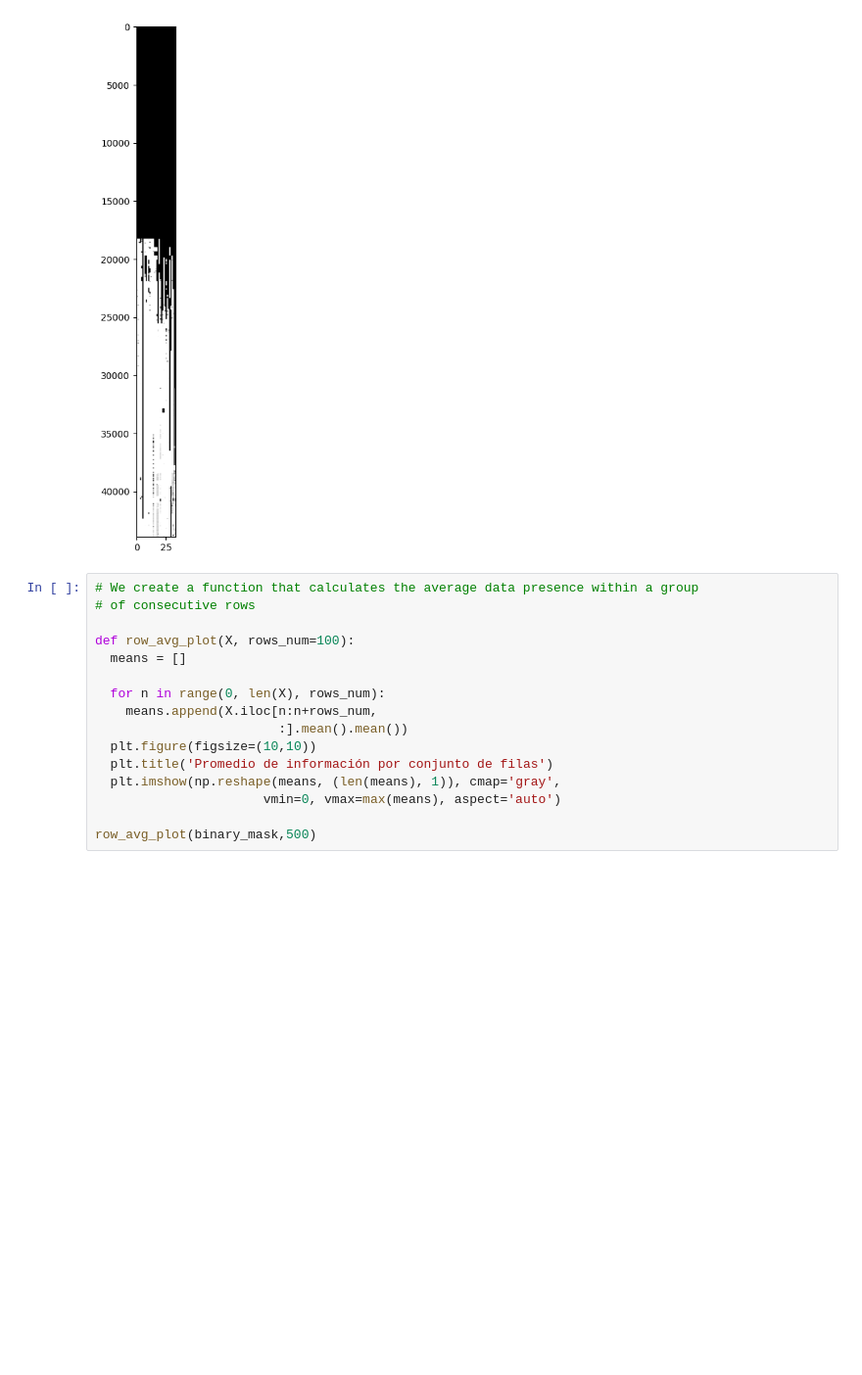
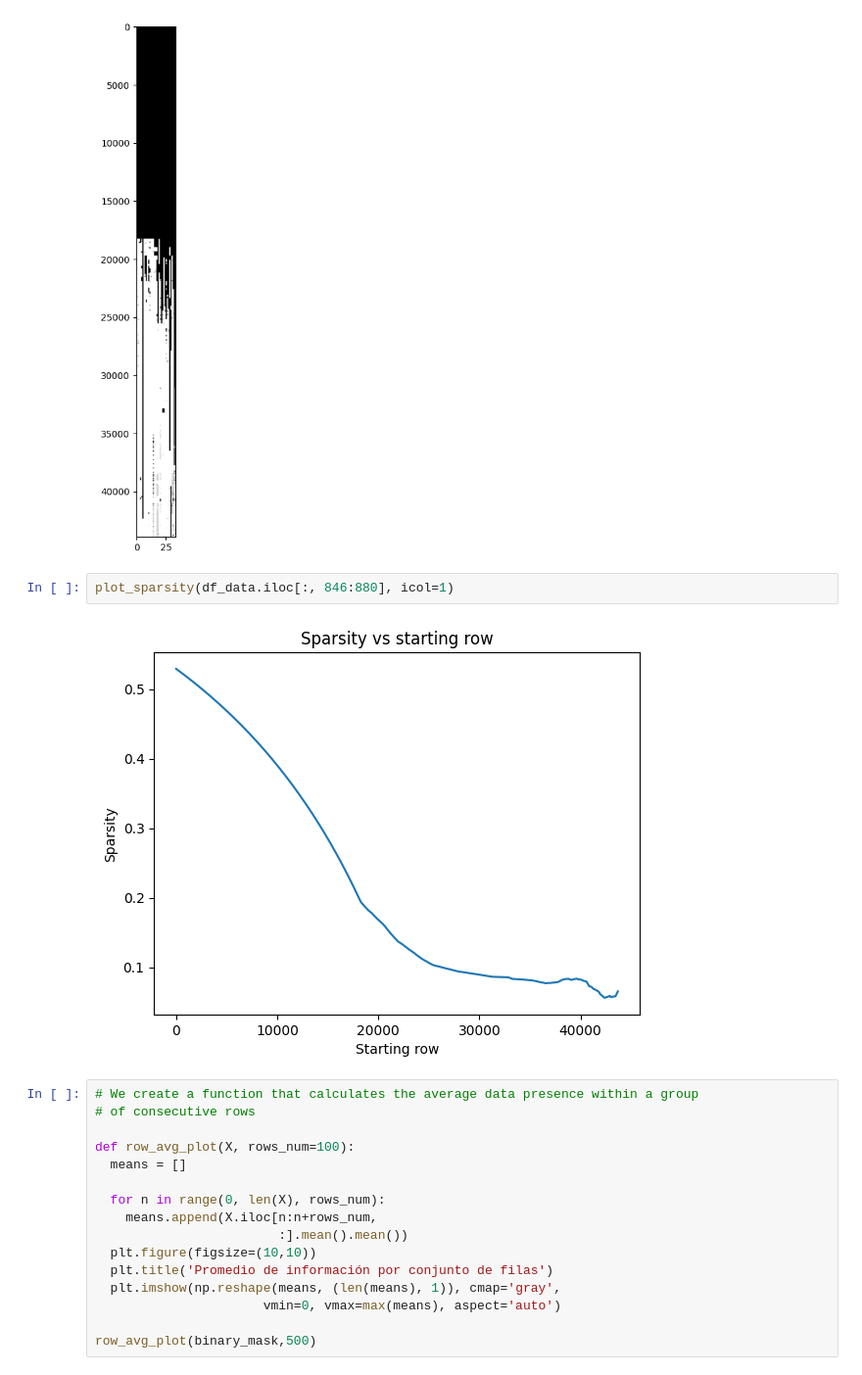
Before and after one commit to Diegogp95/mineria, a Jupyter notebook: Test_Mineria_Datos.ipynb, the cells around one changed output. Shown at 98% size. Drawn from its saved outputs; the diff is of its cells as text; blank space fills up the shorter version.

Commit message:
Added extra imshow for rich data section

```diff
--- a/Test_Mineria_Datos.ipynb
+++ b/Test_Mineria_Datos.ipynb
@@ -262,6 +262,10 @@ plt.figure(figsize=(10,10))
 sparse_img = plt.imshow(binary_mask.values, cmap='gray',vmin=0, vmax=1, aspect=0.01)
 # %% [output]
 [figure]
+# %%
+plot_sparsity(df_data.iloc[:, 846:880], icol=1)
+# %% [output]
+[figure, added]
 # %%
 # We create a function that calculates the average data presence within a group
 # of consecutive rows
```
Also changed, not shown: parts of 6 cells of this notebook.
